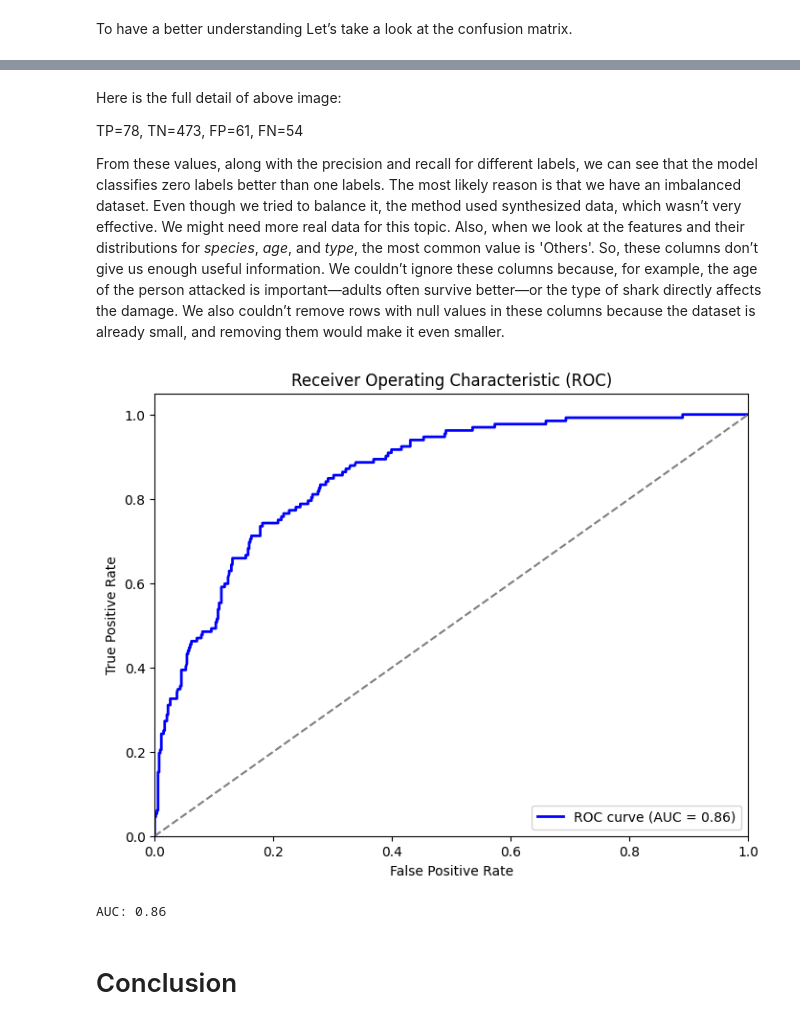
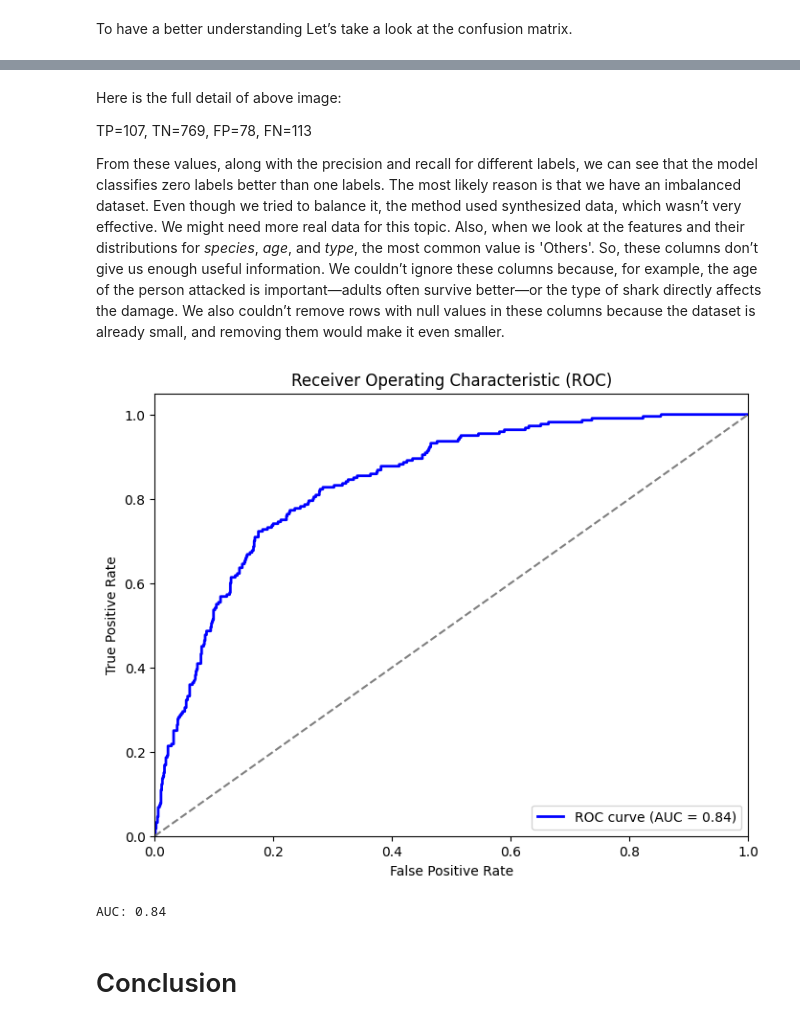
Before and after one commit to shayantabatabaee/shark-attacks-classification, a Jupyter notebook: shark-attacks-classification.ipynb, the cells around one changed output, grey strips where cells are left out. Saved outputs shown, nothing was run; the diff lists cells and outputs as text; code cells hidden in the pictures.

Commit message:
feature: Add more metrics, use k-fold cross validation and hyperparameter tuning.

```diff
--- a/shark-attacks-classification.ipynb
+++ b/shark-attacks-classification.ipynb
@@ -517,2 +528,4 @@ After SMOTE: Counter({0: 3116, 1: 3116})
+# %%
+kfold = sklearn.model_selection.KFold(n_splits=5, shuffle=True, random_state=42)
 # %% [markdown]
 ## Logistic Regression
@@ -675,9 +712,13 @@ Final y Train shape: (6897,)
 # %%
-gradient_boosting = sklearn.ensemble.GradientBoostingClassifier(n_estimators=100, learning_rate=0.1, random_state=42)
-gradient_boosting.fit(final_X_train, final_y_train)
-y_pred_boosting = gradient_boosting.predict(X_test)
+random_forest = sklearn.ensemble.RandomForestClassifier(random_state=42,
+                                                        max_depth=30,
+                                                        min_samples_leaf=1,
+                                                        min_samples_split= 5,
+                                                        n_estimators=500)
+random_forest.fit(X_train, y_train)
+y_pred_random_forest = random_forest.predict(X_test)
 
-report = sklearn.metrics.classification_report(y_test, y_pred_boosting)
+report = sklearn.metrics.classification_report(y_test, y_pred_random_forest)
 print("Classification Report:\n", report)
 # %% [output]
 Classification Report:
@@ -691,0 +735,20 @@ weighted avg       0.83      0.83      0.83       666
+# %%
+y_prob = random_forest.predict_proba(X_test)[:, 1]
+precision, recall, thresholds = sklearn.metrics.precision_recall_curve(y_test, y_prob)
+
+valid_thresholds = thresholds[(thresholds >= 0.1) & (thresholds <= 0.9)]
+f1_scores = [sklearn.metrics.f1_score(y_test, y_prob >= t) for t in valid_thresholds]
+
+best_threshold = valid_thresholds[np.argmax(f1_scores)]
+max_f1_score = np.max(f1_scores)
+
+print(f"Best threshold: {best_threshold:.2f}")
+print(f"Max F1-score: {max_f1_score:.2f}")
+
+plt.plot(recall, precision, label="Precision-Recall curve")
+plt.scatter(recall[np.argmax(f1_scores)], precision[np.argmax(f1_scores)], color="red", label=f"Best Threshold: {best_threshold:.2f}")
+plt.xlabel('Recall')
+plt.ylabel('Precision')
+plt.title('Precision-Recall Curve')
+plt.legend()
+plt.show()
@@ -692,5 +780,5 @@ weighted avg       0.83      0.83      0.83       666
 # %%
-with open('gradient_boosting_model.pkl', 'wb') as f:
+with open('random_forest_model.pkl', 'wb') as f:
     pickle.dump(gradient_boosting, f)
 # %% [markdown]
 # Result
@@ -709,29 +797,28 @@ plt.show()
 # %% [markdown]
 Here is the full detail of above image:
 
-TP=78, TN=473, FP=61, FN=54
+TP=107, TN=769, FP=78, FN=113
 
 From these values, along with the precision and recall for different labels, we can see that the model classifies zero labels better than one labels. The most likely reason is that we have an imbalanced dataset. Even though we tried to balance it, the method used synthesized data, which wasn’t very effective. We might need more real data for this topic. Also, when we look at the features and their distributions for <i>species</i>, <i>age</i>, and <i>type</i>, the most common value is 'Others'. So, these columns don’t give us enough useful information. We couldn’t ignore these columns because, for example, the age of the person attacked is important—adults often survive better—or the type of shark directly affects the damage. We also couldn’t remove rows with null values in these columns because the dataset is already small, and removing them would make it even smaller.
 # %%
-y_probs = gradient_boosting.predict_proba(X_test)[:, 1]
-fpr, tpr, thresholds = sklearn.metrics.roc_curve(y_test, y_probs)
+fpr, tpr, thresholds = sklearn.metrics.roc_curve(y_test, y_prob)
 roc_auc = sklearn.metrics.auc(fpr, tpr)
 
 plt.figure(figsize=(8, 6))
 plt.plot(fpr, tpr, color='blue', lw=2, label=f'ROC curve (AUC = {roc_auc:.2f})')
-plt.plot([0, 1], [0, 1], color='gray', linestyle='--')  # Diagonal line (no discrimination)
+plt.plot([0, 1], [0, 1], color='gray', linestyle='--')
 plt.xlim([0.0, 1.0])
 plt.ylim([0.0, 1.05])
 plt.xlabel('False Positive Rate')
 plt.ylabel('True Positive Rate')
 plt.title('Receiver Operating Characteristic (ROC)')
 plt.legend(loc='lower right')
 plt.show()
 
 print(f'AUC: {roc_auc:.2f}')
 # %% [output]
-[figure, old version]
+[figure, new version]
-AUC: 0.86
+AUC: 0.84
 # %% [markdown]
 # Conclusion
 # %% [markdown]
```
Also changed, not shown: parts of 46 cells of this notebook, 3 other files.
